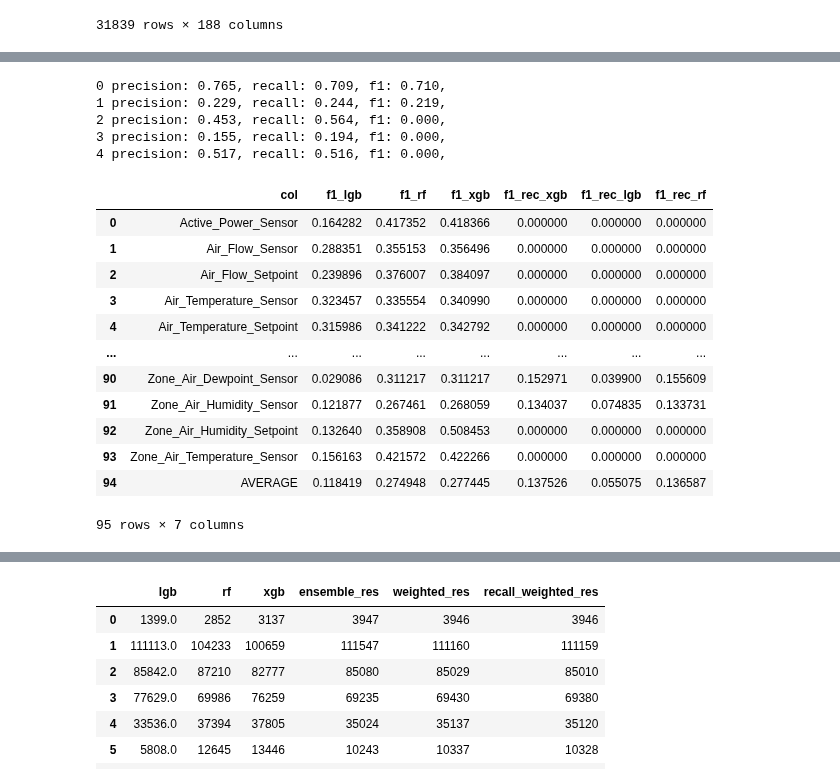
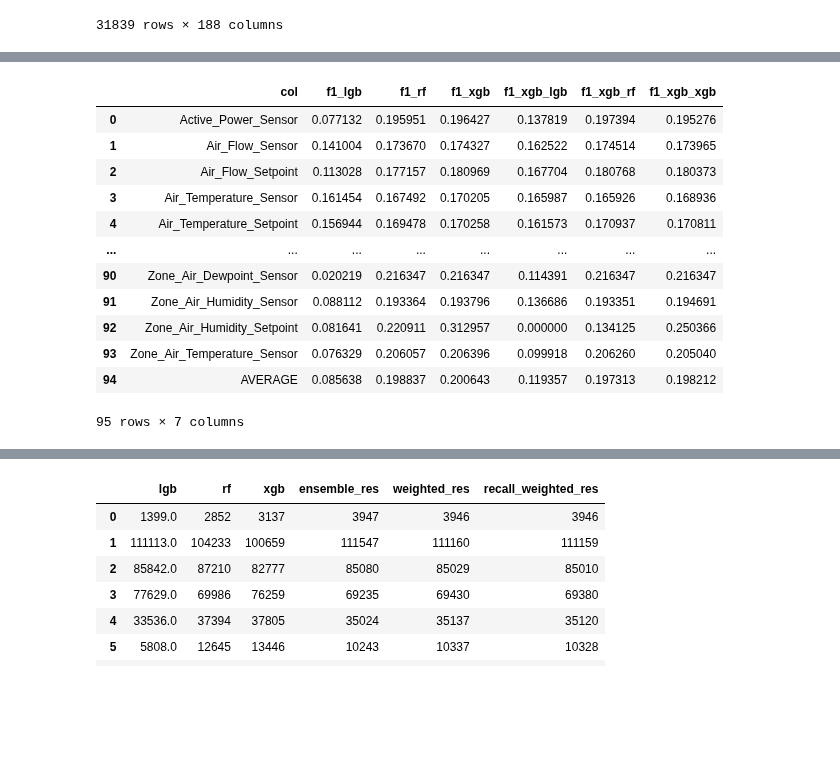
Before and after one commit to JoeZhao527/cl-bricks, a Jupyter notebook: notebooks/ensemble.ipynb, the cells around one changed output, grey strips where cells are left out. Cells and saved outputs as stored; diff of their text form; code cells hidden in the pictures; blank space fills up the shorter version.

```diff
--- a/notebooks/ensemble.ipynb
+++ b/notebooks/ensemble.ipynb
@@ -406,82 +393,52 @@ for i in range(5):
-# %%
-check_level_report = [[] for _ in range(5)]
-
-for col in rec_lgb_report['col']:
-    if get_tier(col) != None:
-        check_level_report[get_tier(col)-1].append(rec_lgb_report[rec_lgb_report['col'] == col])
-
-for i in range(5):
-    print(i, f"precision: {pd.concat(check_level_report[i])['precision'].mean():.3f}, "
-          f"recall: {pd.concat(check_level_report[i])['recall'].mean():.3f}, "
-          f"f1: {pd.concat(check_level_report[i])['f1'].mean():.3f}, "
-    )
-# %% [output]
-0 precision: 0.765, recall: 0.709, f1: 0.710,
-1 precision: 0.229, recall: 0.244, f1: 0.219,
-2 precision: 0.453, recall: 0.564, f1: 0.000,
-3 precision: 0.155, recall: 0.194, f1: 0.000,
-4 precision: 0.517, recall: 0.516, f1: 0.000,
-# %%
-rec_xgb_report = pd.read_csv("../logs/0127_recall/xgb_report.csv")
-rec_lgb_report = pd.read_csv("../logs/0127_recall/lgb_report.csv")
-rec_rf_report = pd.read_csv("../logs/0127_recall/rf_report.csv")
-
-rec_xgb_report['f1'] = rec_xgb_report['f1'] / 2
-rec_lgb_report['f1'] = rec_lgb_report['f1'] / 2
-rec_rf_report['f1'] = rec_rf_report['f1'] / 2
-
-# # get_tier
-for col in rec_rf_report['col']:
-    if get_tier(col) and get_tier(col) > 2:
-        rec_xgb_report.loc[(rec_xgb_report['col'] == col), 'f1'] = 0.0
-        rec_lgb_report.loc[(rec_lgb_report['col'] == col), 'f1'] = 0.0
-        rec_rf_report.loc[(rec_rf_report['col'] == col), 'f1'] = 0.0
+# %%
+xgb_stack_report = pd.read_csv("../logs/0128_stack_ensemble/xgb_xgb_report.csv")
+lgb_stack_report = pd.read_csv("../logs/0128_stack_ensemble/xgb_lgb_report.csv")
+rf_stack_report = pd.read_csv("../logs/0128_stack_ensemble/xgb_rf_report.csv")
 # %%
 # List of reports and their corresponding model names
 reports = [
     (lgb_report, 'f1_lgb'),
     (rf_report, 'f1_rf'),
     (xgb_report, 'f1_xgb'),
-    (rec_xgb_report, 'f1_rec_xgb'),
-    (rec_lgb_report, 'f1_rec_lgb'),
-    (rec_rf_report, 'f1_rec_rf'),
-    # Add more reports here as needed
+    (lgb_stack_report, 'f1_xgb_lgb'),
+    (rf_stack_report, 'f1_xgb_rf'),
+    (xgb_stack_report, 'f1_xgb_xgb'),
 ]
 
 model_cols = [r[1] for r in reports]
 
 # Initialize the merged DataFrame with the first report
 norm_weight = reports[0][0][['col', 'f1']].rename(columns={'f1': reports[0][1]})
 
 # Merge the remaining reports in a loop
 for report, col_name in reports[1:]:
     norm_weight = pd.merge(
         norm_weight,
         report[['col', 'f1']].rename(columns={'f1': col_name}),
         on=['col']
     )
 
 # Calculate the sum of weights for normalization
 weight_sum = norm_weight[model_cols].sum(axis=1)
 
 # Normalize the weights
 for col in model_cols:
     norm_weight[col] = norm_weight[col] / weight_sum
 
 norm_weight
 # %% [output]
-|  | col | f1_lgb | f1_rf | f1_xgb | f1_rec_xgb | f1_rec_lgb | f1_rec_rf |
-| 0 | Active_Power_Sensor | 0.164282 | 0.417352 | 0.418366 | 0.000000 | 0.000000 | 0.000000 |
-| 1 | Air_Flow_Sensor | 0.288351 | 0.355153 | 0.356496 | 0.000000 | 0.000000 | 0.000000 |
-| 2 | Air_Flow_Setpoint | 0.239896 | 0.376007 | 0.384097 | 0.000000 | 0.000000 | 0.000000 |
-| 3 | Air_Temperature_Sensor | 0.323457 | 0.335554 | 0.340990 | 0.000000 | 0.000000 | 0.000000 |
-| 4 | Air_Temperature_Setpoint | 0.315986 | 0.341222 | 0.342792 | 0.000000 | 0.000000 | 0.000000 |
+|  | col | f1_lgb | f1_rf | f1_xgb | f1_xgb_lgb | f1_xgb_rf | f1_xgb_xgb |
+| 0 | Active_Power_Sensor | 0.077132 | 0.195951 | 0.196427 | 0.137819 | 0.197394 | 0.195276 |
+| 1 | Air_Flow_Sensor | 0.141004 | 0.173670 | 0.174327 | 0.162522 | 0.174514 | 0.173965 |
+| 2 | Air_Flow_Setpoint | 0.113028 | 0.177157 | 0.180969 | 0.167704 | 0.180768 | 0.180373 |
+| 3 | Air_Temperature_Sensor | 0.161454 | 0.167492 | 0.170205 | 0.165987 | 0.165926 | 0.168936 |
+| 4 | Air_Temperature_Setpoint | 0.156944 | 0.169478 | 0.170258 | 0.161573 | 0.170937 | 0.170811 |
 | ... | ... | ... | ... | ... | ... | ... | ... |
-| 90 | Zone_Air_Dewpoint_Sensor | 0.029086 | 0.311217 | 0.311217 | 0.152971 | 0.039900 | 0.155609 |
-| 91 | Zone_Air_Humidity_Sensor | 0.121877 | 0.267461 | 0.268059 | 0.134037 | 0.074835 | 0.133731 |
-| 92 | Zone_Air_Humidity_Setpoint | 0.132640 | 0.358908 | 0.508453 | 0.000000 | 0.000000 | 0.000000 |
-| 93 | Zone_Air_Temperature_Sensor | 0.156163 | 0.421572 | 0.422266 | 0.000000 | 0.000000 | 0.000000 |
-| 94 | AVERAGE | 0.118419 | 0.274948 | 0.277445 | 0.137526 | 0.055075 | 0.136587 |
+| 90 | Zone_Air_Dewpoint_Sensor | 0.020219 | 0.216347 | 0.216347 | 0.114391 | 0.216347 | 0.216347 |
+| 91 | Zone_Air_Humidity_Sensor | 0.088112 | 0.193364 | 0.193796 | 0.136686 | 0.193351 | 0.194691 |
+| 92 | Zone_Air_Humidity_Setpoint | 0.081641 | 0.220911 | 0.312957 | 0.000000 | 0.134125 | 0.250366 |
+| 93 | Zone_Air_Temperature_Sensor | 0.076329 | 0.206057 | 0.206396 | 0.099918 | 0.206260 | 0.205040 |
+| 94 | AVERAGE | 0.085638 | 0.198837 | 0.200643 | 0.119357 | 0.197313 | 0.198212 |
 95 rows × 7 columns
 # %%
 from zipfile import ZipFile
```
Also changed, not shown: parts of 10 cells of this notebook.
